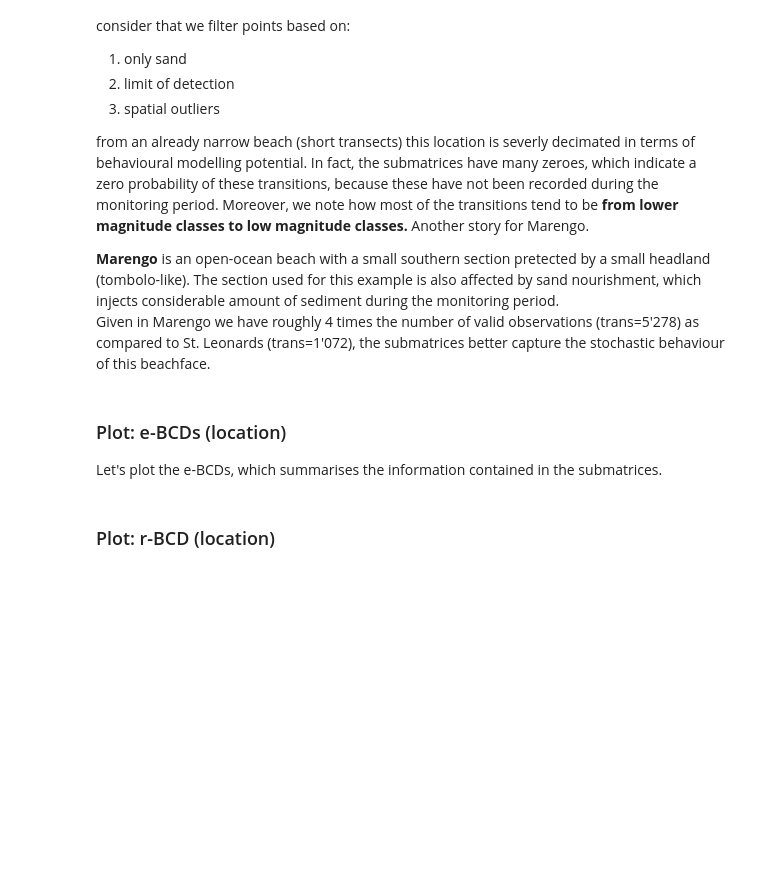
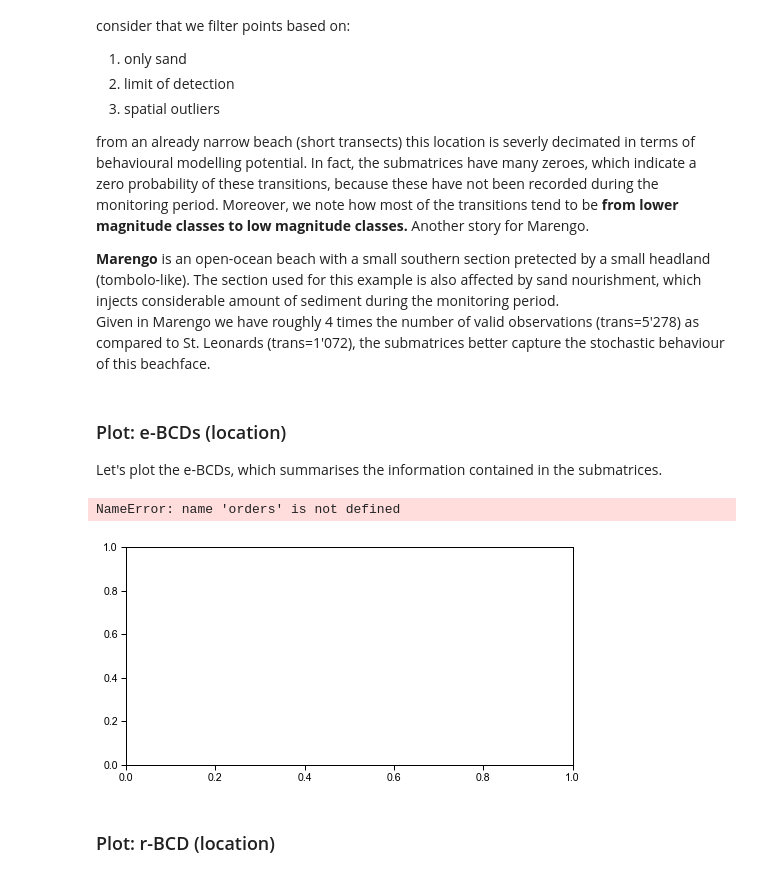
Before and after one commit to npucino/sandpyper, a Jupyter notebook: examples/3 - Profile dynamics.ipynb, the cells around one changed output. Cells and saved outputs as stored; diff of their text form; code cells hidden in the pictures; blank space fills up the shorter version.

```diff
--- a/examples/3 - Profile dynamics.ipynb
+++ b/examples/3 - Profile dynamics.ipynb
@@ -425,7 +659,10 @@ Given in Marengo we have roughly 4 times the number of valid observations (trans
 
 Let's plot the e-BCDs, which summarises the information contained in the submatrices.
 # %%
-D.plot_location_ebcds()
+D.plot_location_ebcds(loc_order=['mar','leo'])
+# %% [output]
+NameError: name 'orders' is not defined
+[figure, added]
 # %% [markdown]
 ### Plot: r-BCD (location)
 # %% [markdown]
```
Also changed, not shown: parts of 42 cells of this notebook, 1 other file.
